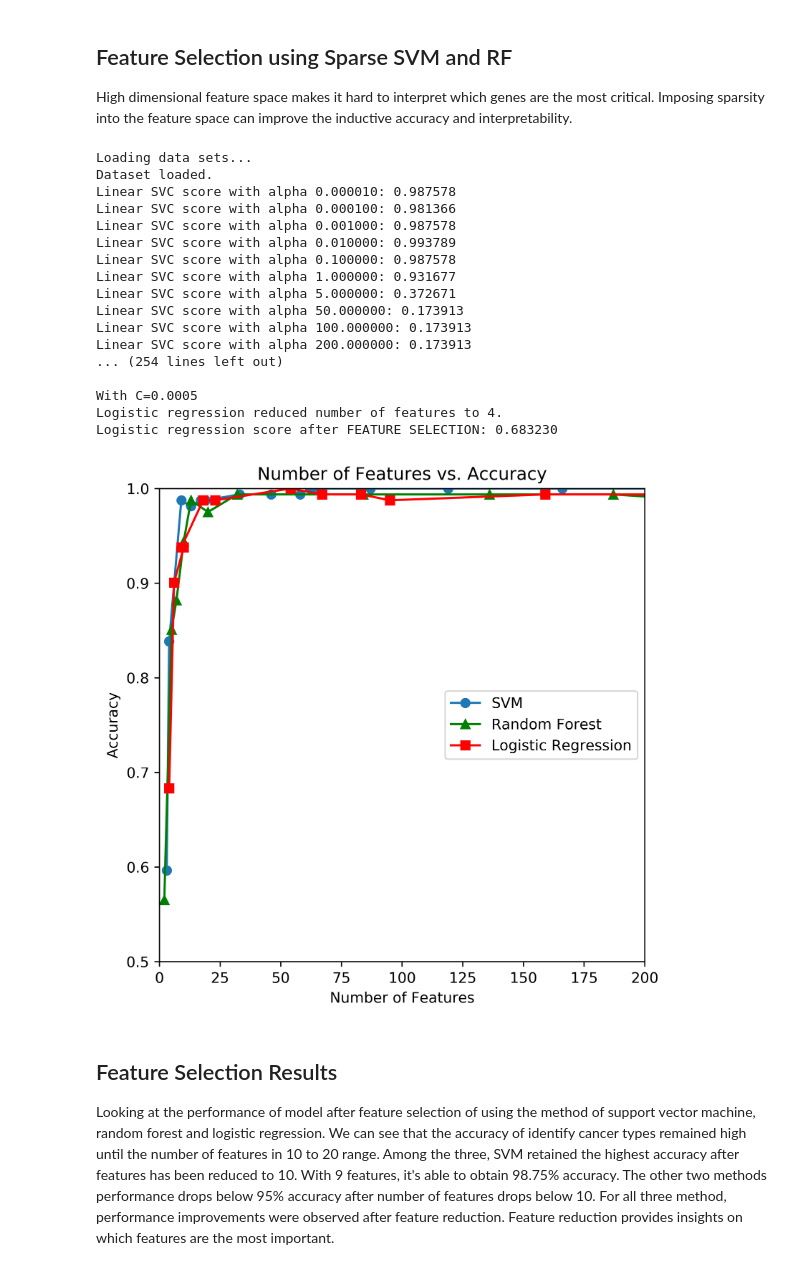
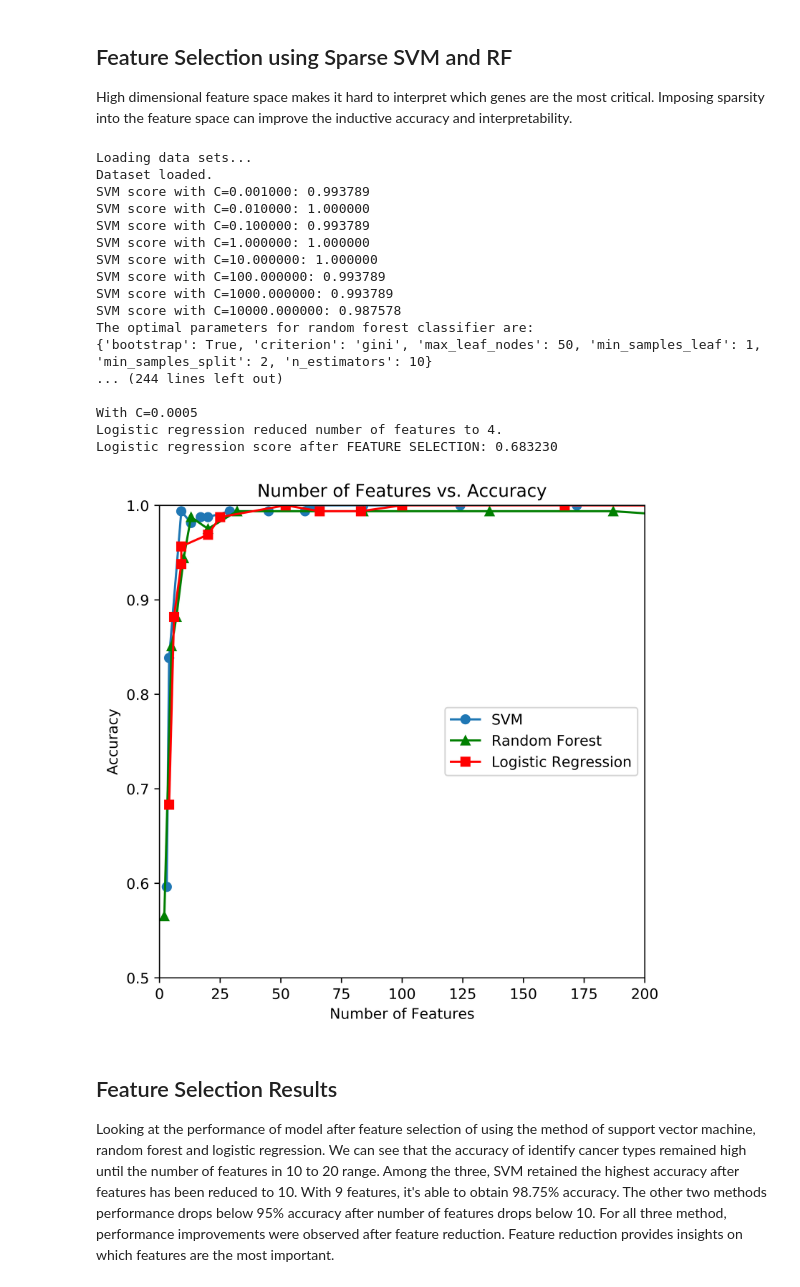
Before and after one commit to ziweiwu/ML-RNA-Microarray, a Jupyter notebook: notebook.ipynb, the cells around one changed output. Saved outputs shown, nothing was run; the diff lists cells and outputs as text; code cells hidden in the pictures.

Commit message:
updated: model training

```diff
--- a/notebook.ipynb
+++ b/notebook.ipynb
@@ -414,7 +414,7 @@ import pandas as pd
 import numpy as np
 import matplotlib.pyplot as plt
 from sklearn import svm, ensemble, linear_model
-from sklearn.model_selection import KFold, cross_val_score
+from sklearn.model_selection import KFold, cross_val_score, GridSearchCV
 from sklearn.feature_selection import SelectFromModel
 from sklearn.metrics.classification import jaccard_similarity_score
 %matplotlib inline
@@ -451,41 +451,42 @@ def kfold_model_score(model, X_train, Y_train, numFolds=5):
     return np.mean(cross_val_score(model, X_train, Y_train, cv=k_fold_shuttle))
 
 
-# test alpha value in increasing order
-alpha_params = [0.00001, 0.0001, 0.001, 0.01, 0.1, 1, 5, 50, 100, 200, 500, 1000]
+# test C for svm
+# test  C parameters for logistic regression
+C_params = [0.001, 0.01, 0.1, 1, 10, 100, 1000, 10000]
 
-def tune_alpha(alpha_params, X_train, Y_train, X_test, Y_test):
-    for alpha in alpha_params:
-        model = linear_model.SGDClassifier(random_state=100, alpha=alpha, n_jobs=-1, penalty="l1", tol=1e-3)
+
+def tune_C_svm(C_params, X_train, Y_train, X_test, Y_test):
+    for C in C_params:
+        model = svm.LinearSVC(random_state=100, C=C, penalty="l1", dual=False, tol=1e-4)
         model = model.fit(X_train, Y_train)
         model_pred = model.predict(X_test)
         model_score = jaccard_similarity_score(Y_test, model_pred)
-        print("Linear SVC score with alpha {:5f}: {:5f}".format(alpha, model_score.mean()))
+        print("SVM score with C={:5f}: {:5f}".format(C, model_score.mean()))
 
 
-tune_alpha(alpha_params, X_train, Y_train, X_test, Y_test)
+tune_C_svm(C_params, X_train, Y_train, X_test, Y_test)
 
-# test the effect of number of tree on accuracy for random forest
+# do a grid search to find optimal parameter for random forest
+parameters = {
+    'n_estimators': [10, 20, 30, 40, 50],
+    'max_leaf_nodes': [50, 100, 150, 200],
+    'min_samples_split': [2, 3, 10],
+    'min_samples_leaf': [1, 3, 10],
+    'bootstrap': [True, False],
+    'criterion': ['gini', 'entropy']
+}
+
 rf_clf = ensemble.RandomForestClassifier(random_state=100, n_jobs=-1)
-trees = [5, 10, 15, 20, 25, 50, 75, 100]
-
-
-def tune_trees(trees, X_train, Y_train, X_test, Y_test):
-    for tree in trees:
-        model = ensemble.RandomForestClassifier(random_state=100, n_jobs=-1, n_estimators=tree)
-        model = model.fit(X_train, Y_train)
-        model_pred = model.predict(X_test)
-        model_score = jaccard_similarity_score(Y_test, model_pred)
-        print("Random Forest score with {} trees: {:5f}".format(tree, model_score.mean()))
-
-
-tune_trees(trees, X_train, Y_train, X_test, Y_test)
+rf_clf = GridSearchCV(estimator=rf_clf, param_grid=parameters).fit(X_train, Y_train)
+print("The optimal parameters for random forest classifier are: ")
+print(rf_clf.best_params_)
 
 # test  C parameters for logistic regression
 C_params = [0.001, 0.01, 0.1, 1, 10, 100, 1000, 10000]
 
 
-def tune_C(C_params, X_train, Y_train, X_test, Y_test):
+def tune_C_logit(C_params, X_train, Y_train, X_test, Y_test):
     for C in C_params:
         model = linear_model.LogisticRegression(random_state=100, C=C, penalty="l1")
         model = model.fit(X_train, Y_train)
@@ -494,7 +495,7 @@ def tune_C(C_params, X_train, Y_train, X_test, Y_test):
         print("Logistic Regression score with C={}: {:5f}".format(C, model_score.mean()))
 
 
-tune_C(C_params, X_train, Y_train, X_test, Y_test)
+tune_C_logit(C_params, X_train, Y_train, X_test, Y_test)
 
 ########################################################################################
 #                    Feature selection
@@ -589,17 +590,17 @@ logit_feature_selection(C_params)
 # %% [output]
 Loading data sets...
 Dataset loaded.
-Linear SVC score with alpha 0.000010: 0.987578
-Linear SVC score with alpha 0.000100: 0.981366
-Linear SVC score with alpha 0.001000: 0.987578
-Linear SVC score with alpha 0.010000: 0.993789
-Linear SVC score with alpha 0.100000: 0.987578
-Linear SVC score with alpha 1.000000: 0.931677
-Linear SVC score with alpha 5.000000: 0.372671
-Linear SVC score with alpha 50.000000: 0.173913
-Linear SVC score with alpha 100.000000: 0.173913
-Linear SVC score with alpha 200.000000: 0.173913
-... (254 lines left out)
+SVM score with C=0.001000: 0.993789
+SVM score with C=0.010000: 1.000000
+SVM score with C=0.100000: 0.993789
+SVM score with C=1.000000: 1.000000
+SVM score with C=10.000000: 1.000000
+SVM score with C=100.000000: 0.993789
+SVM score with C=1000.000000: 0.993789
+SVM score with C=10000.000000: 0.987578
+The optimal parameters for random forest classifier are:
+{'bootstrap': True, 'criterion': 'gini', 'max_leaf_nodes': 50, 'min_samples_leaf': 1, 'min_samples_split': 2, 'n_estimators': 10}
+... (244 lines left out)
 
 With C=0.0005
 Logistic regression reduced number of features to 4.
@@ -607,24 +608,24 @@ Logistic regression score after FEATURE SELECTION: 0.683230
 # %%
 ########################################################################################
 #                    Feature Selection Performance
 ########################################################################################
 from matplotlib.pyplot import figure
-figure(num=None, figsize=(6,6), dpi=500, facecolor='w', edgecolor='k')
+figure(num=None, figsize=(6,6), dpi=800, facecolor='w', edgecolor='k')
 
 plt.plot(n_features_svm, accuracy_svm, 'o-')
 plt.xlabel('Number of Features')
 plt.ylabel('Accuracy')
 plt.title("Number of Features vs. Accuracy")
 
 plt.plot(n_features_rf, accuracy_rf, '^-', color='green')
 
 plt.plot(n_features_logit, accuracy_logit, 's-', color='red')
 plt.legend(['SVM', 'Random Forest', 'Logistic Regression'], loc=5)
 
 plt.axis([0, 200, 0.5, 1])
 plt.show()
 # %% [output]
-[figure, old version]
+[figure, new version]
 # %% [markdown]
 ## Feature Selection Results
 Looking at the performance of model after feature selection of using the method of support vector machine, random forest and logistic regression. We can see that the accuracy of identify cancer types remained high until the number of features in 10 to 20 range. Among the three, SVM retained the highest accuracy after features has been reduced to 10. With 9 features, it's able to obtain 98.75% accuracy. The other two methods performance drops below 95% accuracy after number of features drops below 10. For all three method, performance improvements were observed after feature reduction. Feature reduction provides insights on which features are the most important.
```
Also changed, not shown: parts of 1 cell of this notebook, 6 other files.
